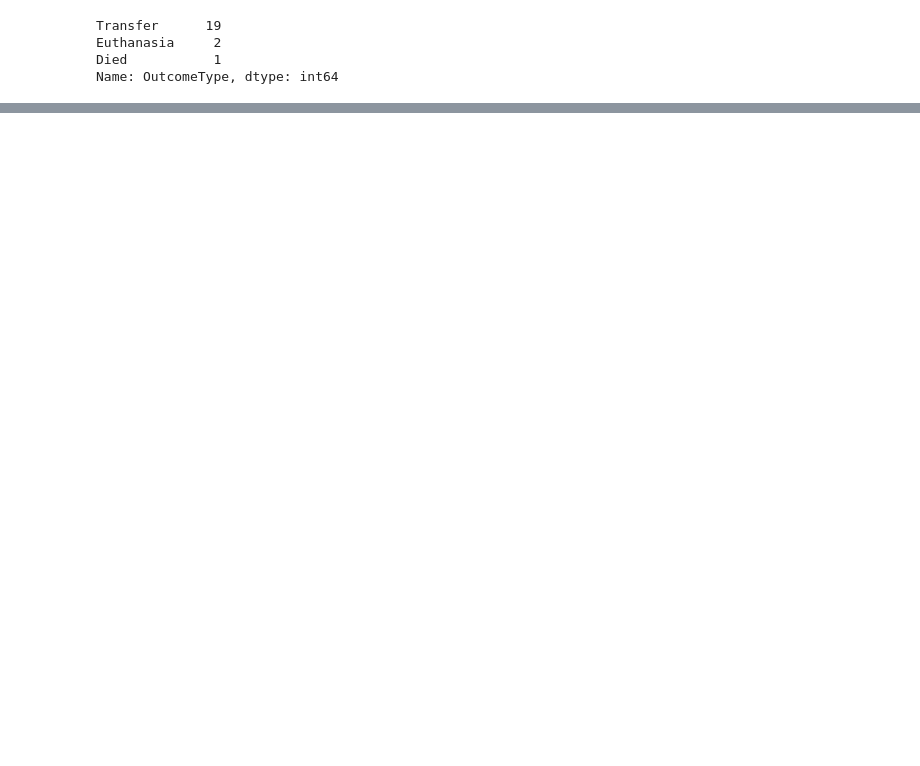
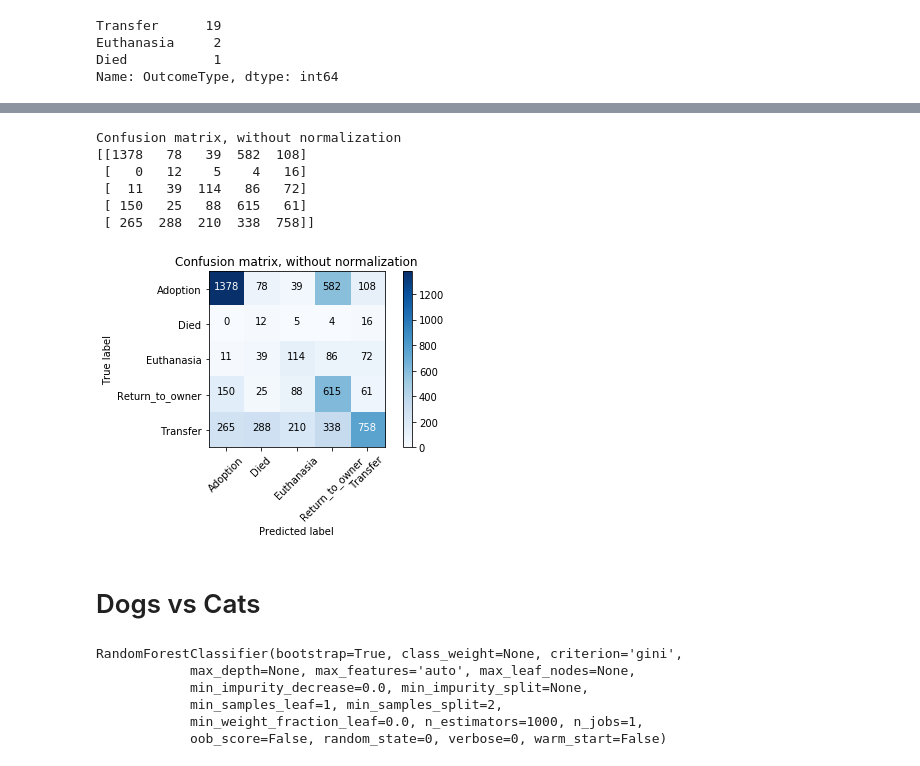
Before and after one commit to jfarrugia-uom/2017Sem03CourseWork, a Jupyter notebook: ML/Assignment/Animal Shelter.ipynb, the cells around one changed output, grey strips where cells are left out. Drawn from its saved outputs; the diff is of its cells as text; code cells hidden in the pictures; blank space fills up the shorter version.

```diff
--- a/ML/Assignment/Animal Shelter.ipynb
+++ b/ML/Assignment/Animal Shelter.ipynb
@@ -191,0 +326,54 @@ print [float(_foo[1][x])/float(sum(_foo[1].values())) * 100. for x in _foo[1]]
+# %%
+# plot confusion matrix from http://scikit-learn.org/stable/auto_examples/model_selection/plot_confusion_matrix.html#sphx-glr-auto-examples-model-selection-plot-confusion-matrix-py
+def plot_confusion_matrix(cm, classes,
+                          normalize=False,
+                          title='Confusion matrix',
+                          cmap=plt.cm.Blues):
+    """
+    This function prints and plots the confusion matrix.
+    Normalization can be applied by setting `normalize=True`.
+    """
+    if normalize:
+        cm = cm.astype('float') / cm.sum(axis=1)[:, np.newaxis]
+        print("Normalized confusion matrix")
+    else:
+        print('Confusion matrix, without normalization')
+
+    print(cm)
+
+    plt.imshow(cm, interpolation='nearest', cmap=cmap)
+    plt.title(title)
+    plt.colorbar()
+    tick_marks = np.arange(len(classes))
+    plt.xticks(tick_marks, classes, rotation=45)
+    plt.yticks(tick_marks, classes)
+
+    fmt = '.2f' if normalize else 'd'
+    thresh = cm.max() / 2.
+    for i, j in itertools.product(range(cm.shape[0]), range(cm.shape[1])):
+        plt.text(j, i, format(cm[i, j], fmt),
+                 horizontalalignment="center",
+                 color="white" if cm[i, j] > thresh else "black")
+
+    plt.tight_layout()
+    plt.ylabel('True label')
+    plt.xlabel('Predicted label')
+
+
+cnm = confusion_matrix(y_test, prediction)
+plt.figure()
+plot_confusion_matrix(cnm, classes=le.classes_,
+                      title='Confusion matrix, without normalization')
+
+plt.show()
+plt.close()
+# %% [output]
+Confusion matrix, without normalization
+[[1378   78   39  582  108]
+ [   0   12    5    4   16]
+ [  11   39  114   86   72]
+ [ 150   25   88  615   61]
+ [ 265  288  210  338  758]]
+[figure, added]
+# %% [markdown]
+# Dogs vs Cats
@@ -191,0 +398,13 @@ print [float(_foo[1][x])/float(sum(_foo[1].values())) * 100. for x in _foo[1]]
+# %%
+#forest_of_dogs = RandomForestClassifier(n_estimators=1000, random_state=0, class_weight='balanced')
+forest_of_dogs = RandomForestClassifier(n_estimators=1000, random_state=0)
+forest_of_dogs.fit(X_dog_train, y_dog_train)
+#importances = forest.feature_importances_
+#indices = np.argsort(importances)[::-1]
+# %% [output]
+RandomForestClassifier(bootstrap=True, class_weight=None, criterion='gini',
+            max_depth=None, max_features='auto', max_leaf_nodes=None,
+            min_impurity_decrease=0.0, min_impurity_split=None,
+            min_samples_leaf=1, min_samples_split=2,
+            min_weight_fraction_leaf=0.0, n_estimators=1000, n_jobs=1,
+            oob_score=False, random_state=0, verbose=0, warm_start=False)
```
Also changed, not shown: parts of 34 cells of this notebook.
